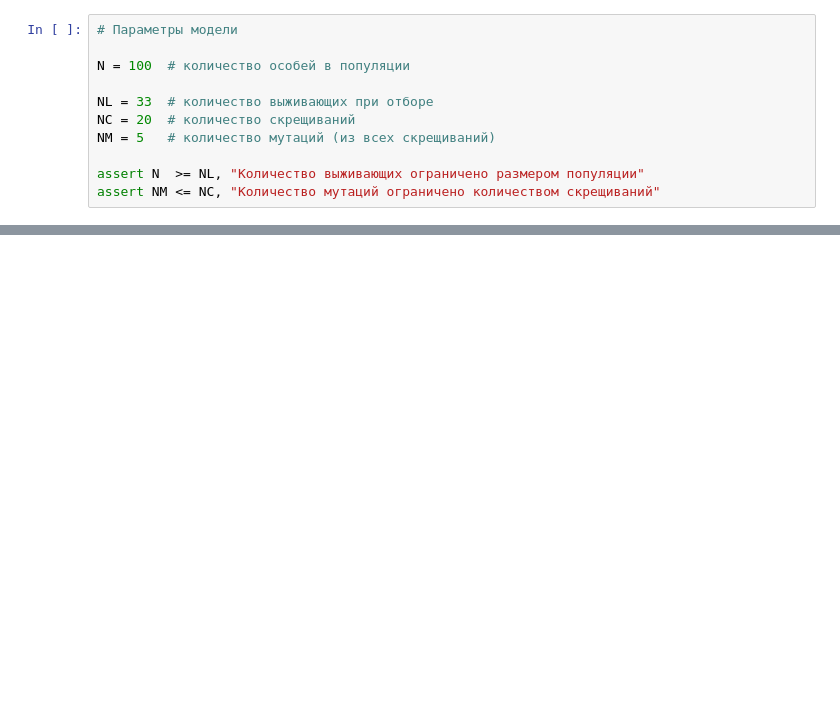
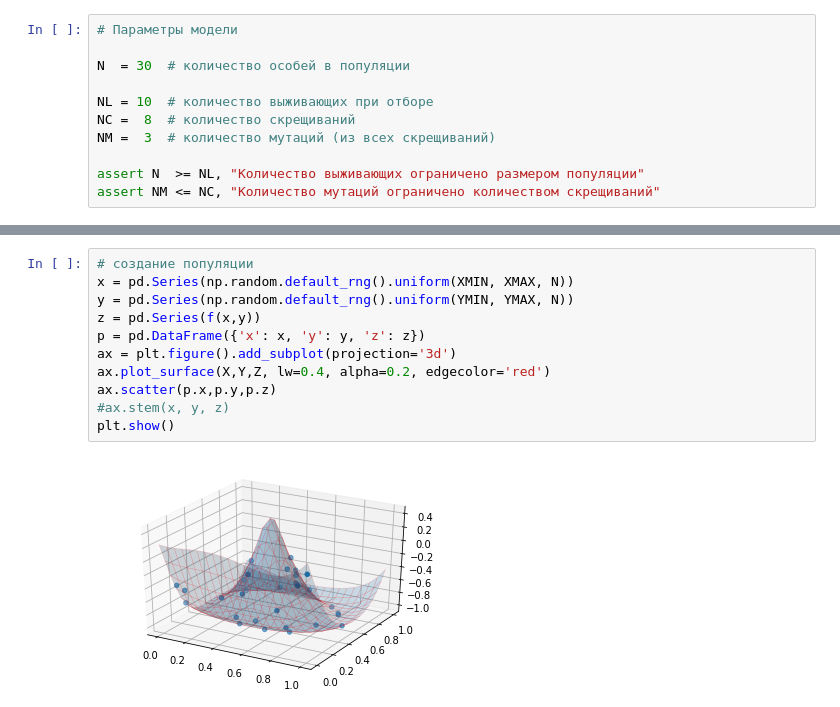
Before and after one commit to feycheg/ga, a Jupyter notebook: ga.ipynb, the cells around one changed output, grey strips where cells are left out. Saved outputs shown, nothing was run; the diff lists cells and outputs as text; blank space fills up the shorter version.

Commit message:
Создание популяции

```diff
--- a/ga.ipynb
+++ b/ga.ipynb
@@ -12,11 +18,11 @@ def f(x,y): return np.cos( 3.3*np.sqrt((2.2*x-0.9)**2 + (2*y-1.2)**2) + np.sin(4
 # %%
 # Параметры модели
 
-N = 100  # количество особей в популяции
+N  = 30  # количество особей в популяции
 
-NL = 33  # количество выживающих при отборе
-NC = 20  # количество скрещиваний
-NM = 5   # количество мутаций (из всех скрещиваний)
+NL = 10  # количество выживающих при отборе
+NC =  8  # количество скрещиваний
+NM =  3  # количество мутаций (из всех скрещиваний)
 
 assert N  >= NL, "Количество выживающих ограничено размером популяции"
 assert NM <= NC, "Количество мутаций ограничено количеством скрещиваний"
@@ -37,0 +46,13 @@ plt.show()
+# %%
+# создание популяции
+x = pd.Series(np.random.default_rng().uniform(XMIN, XMAX, N))
+y = pd.Series(np.random.default_rng().uniform(YMIN, YMAX, N))
+z = pd.Series(f(x,y))
+p = pd.DataFrame({'x': x, 'y': y, 'z': z})
+ax = plt.figure().add_subplot(projection='3d')
+ax.plot_surface(X,Y,Z, lw=0.4, alpha=0.2, edgecolor='red')
+ax.scatter(p.x,p.y,p.z)
+#ax.stem(x, y, z)
+plt.show()
+# %% [output]
+[figure, added]
```
Also changed, not shown: parts of 3 cells of this notebook.
